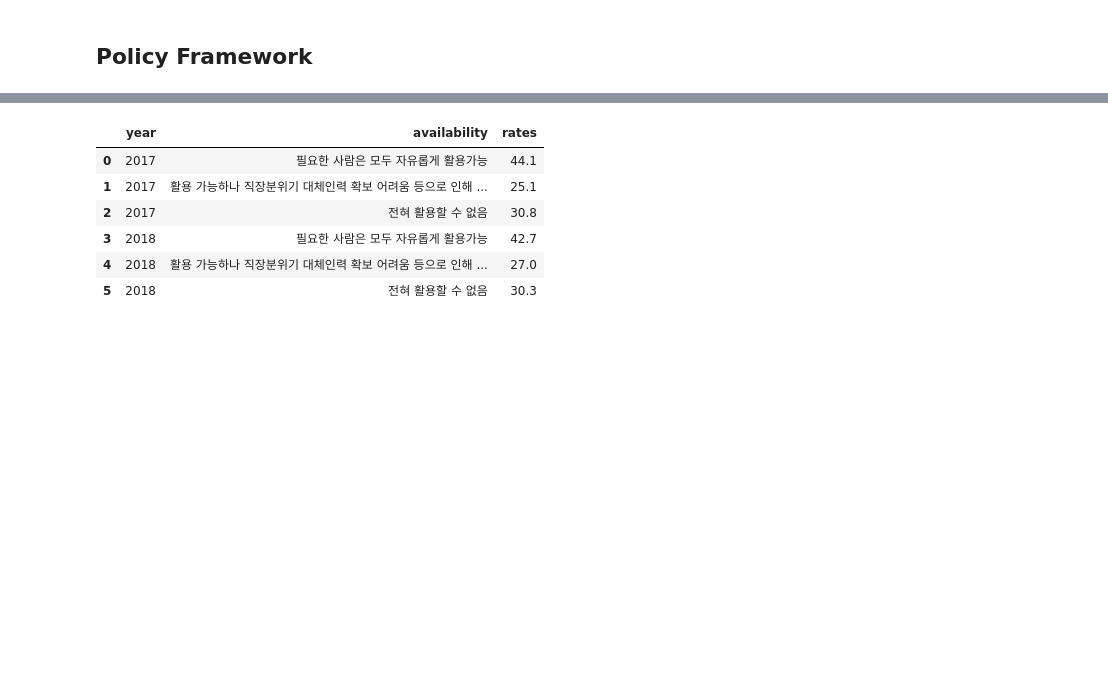
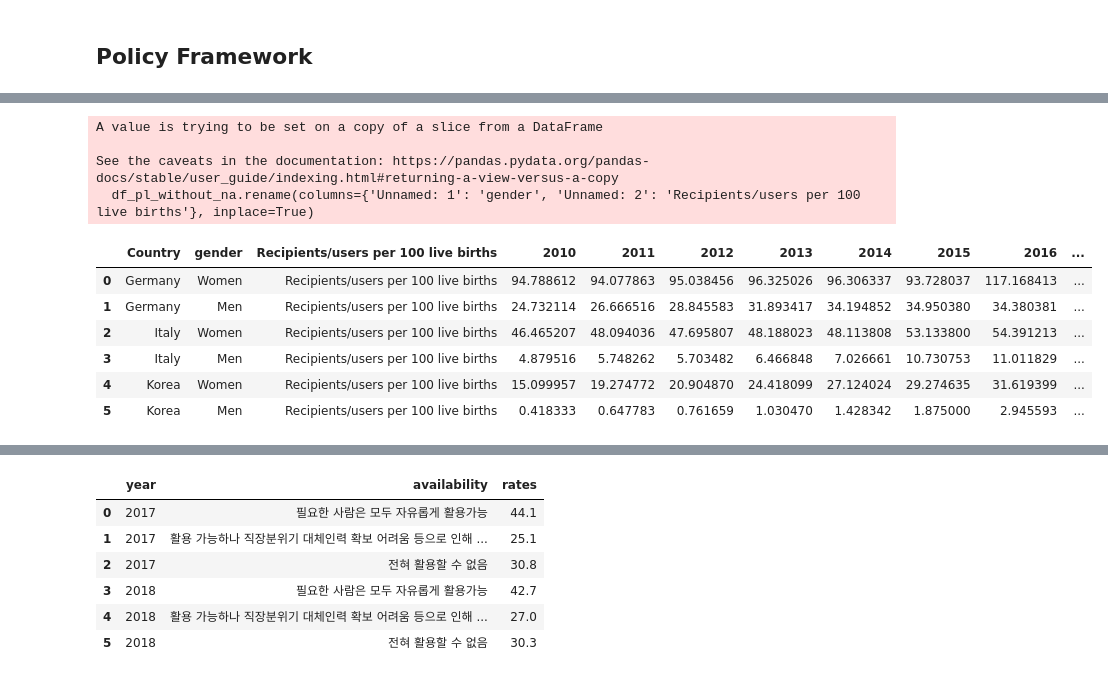
Before and after one commit to ikkjun/Declining_Fertility_Rates, a Jupyter notebook: Declining_Fertility_Rates.ipynb, the cells around one changed output, grey strips where cells are left out. Saved outputs shown, nothing was run; the diff lists cells and outputs as text; code cells hidden in the pictures; blank space fills up the shorter version.

```diff
--- a/Declining_Fertility_Rates.ipynb
+++ b/Declining_Fertility_Rates.ipynb
@@ -416,3 +640,4 @@ https://www.narastat.kr/metasvc/index.do?orgId=118&confmNo=118045&kosisYn=Y
 # %%
 pl_av = pd.read_csv('/Users/ikjuncho/Documents/GitHub/Declining_Fertility_Rates/Parental Leave System - Availability.csv')
 pl_aw = pd.read_csv('/Users/ikjuncho/Documents/GitHub/Declining_Fertility_Rates/Parental Leave System-Awareness.csv')
+df_pl = pd.read_csv('/Users/ikjuncho/Documents/GitHub/Declining_Fertility_Rates/use of parental leave.csv')
@@ -418,0 +660,9 @@ pl_aw = pd.read_csv('/Users/ikjuncho/Documents/GitHub/Declining_Fertility_Rates/
+# %%
+df_pl['Country'].fillna(method='ffill', inplace=True)
+df_pl['Unnamed: 1'].fillna(method='ffill', inplace=True)
+df_pl.replace('..', np.nan, inplace=True)
+df_pl.iloc[:,3:] = df_pl.iloc[:,3:].astype(float)
+# %%
+df_pl = df_pl[df_pl['Country'].isin(['Germany', 'Italy', 'Korea'])]
+df_pl = df_pl[df_pl['Unnamed: 2'].str.contains('Recipients')]
+df_pl.reset_index(drop=True, inplace=True)
@@ -418,0 +689,16 @@ pl_aw = pd.read_csv('/Users/ikjuncho/Documents/GitHub/Declining_Fertility_Rates/
+# %%
+df_pl_without_na = df_pl.dropna(axis='columns')
+df_pl_without_na.rename(columns={'Unnamed: 1': 'gender', 'Unnamed: 2': 'Recipients/users per 100 live births'}, inplace=True)
+df_pl_without_na
+# %% [output]
+A value is trying to be set on a copy of a slice from a DataFrame
+
+See the caveats in the documentation: https://pandas.pydata.org/pandas-docs/stable/user_guide/indexing.html#returning-a-view-versus-a-copy
+  df_pl_without_na.rename(columns={'Unnamed: 1': 'gender', 'Unnamed: 2': 'Recipients/users per 100 live births'}, inplace=True)
+|  | Country | gender | Recipients/users per 100 live births | 2010 | 2011 | 2012 | 2013 | 2014 | 2015 | 2016 | ... |
+| 0 | Germany | Women | Recipients/users per 100 live births | 94.788612 | 94.077863 | 95.038456 | 96.325026 | 96.306337 | 93.728037 | 117.168413 | ... |
+| 1 | Germany | Men | Recipients/users per 100 live births | 24.732114 | 26.666516 | 28.845583 | 31.893417 | 34.194852 | 34.950380 | 34.380381 | ... |
+| 2 | Italy | Women | Recipients/users per 100 live births | 46.465207 | 48.094036 | 47.695807 | 48.188023 | 48.113808 | 53.133800 | 54.391213 | ... |
+| 3 | Italy | Men | Recipients/users per 100 live births | 4.879516 | 5.748262 | 5.703482 | 6.466848 | 7.026661 | 10.730753 | 11.011829 | ... |
+| 4 | Korea | Women | Recipients/users per 100 live births | 15.099957 | 19.274772 | 20.904870 | 24.418099 | 27.124024 | 29.274635 | 31.619399 | ... |
+| 5 | Korea | Men | Recipients/users per 100 live births | 0.418333 | 0.647783 | 0.761659 | 1.030470 | 1.428342 | 1.875000 | 2.945593 | ... |
```
Also changed, not shown: parts of 43 cells of this notebook.
